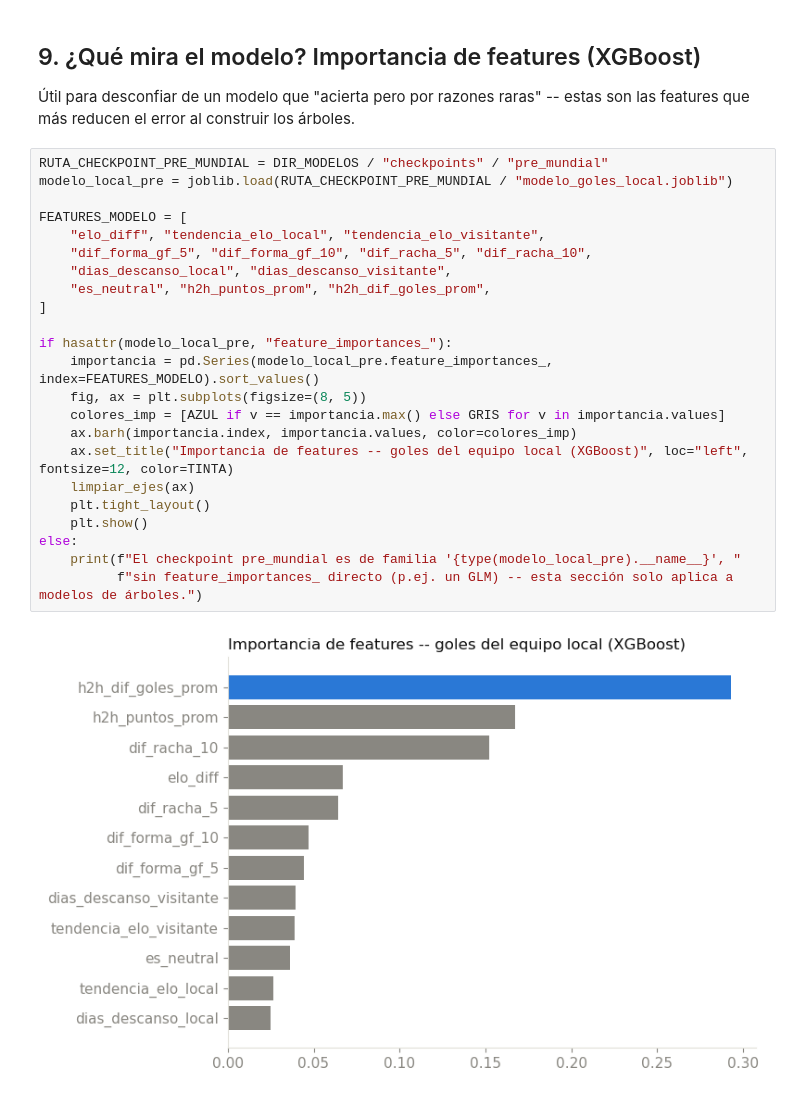
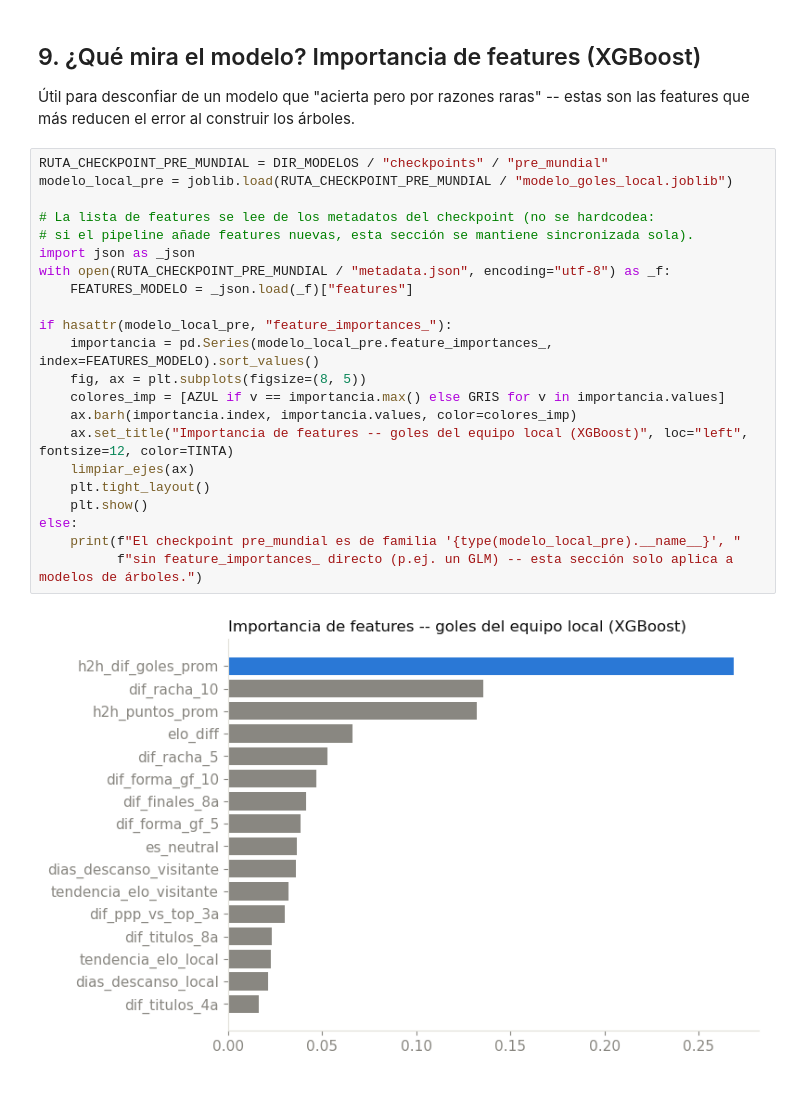
Before and after one commit to danielcangomez/wc2026-match-predictor, a Jupyter notebook: notebooks/06_resumen_visual_portfolio.ipynb, the cells around one changed output. Cells and saved outputs as stored; diff of their text form.

```diff
--- a/notebooks/06_resumen_visual_portfolio.ipynb
+++ b/notebooks/06_resumen_visual_portfolio.ipynb
@@ -486,25 +488,24 @@ features que más reducen el error al construir los árboles.
 # %%
 RUTA_CHECKPOINT_PRE_MUNDIAL = DIR_MODELOS / "checkpoints" / "pre_mundial"
 modelo_local_pre = joblib.load(RUTA_CHECKPOINT_PRE_MUNDIAL / "modelo_goles_local.joblib")
 
-FEATURES_MODELO = [
-    "elo_diff", "tendencia_elo_local", "tendencia_elo_visitante",
-    "dif_forma_gf_5", "dif_forma_gf_10", "dif_racha_5", "dif_racha_10",
-    "dias_descanso_local", "dias_descanso_visitante",
-    "es_neutral", "h2h_puntos_prom", "h2h_dif_goles_prom",
-]
+# La lista de features se lee de los metadatos del checkpoint (no se hardcodea:
+# si el pipeline añade features nuevas, esta sección se mantiene sincronizada sola).
+import json as _json
+with open(RUTA_CHECKPOINT_PRE_MUNDIAL / "metadata.json", encoding="utf-8") as _f:
+    FEATURES_MODELO = _json.load(_f)["features"]
 
 if hasattr(modelo_local_pre, "feature_importances_"):
     importancia = pd.Series(modelo_local_pre.feature_importances_, index=FEATURES_MODELO).sort_values()
     fig, ax = plt.subplots(figsize=(8, 5))
     colores_imp = [AZUL if v == importancia.max() else GRIS for v in importancia.values]
     ax.barh(importancia.index, importancia.values, color=colores_imp)
     ax.set_title("Importancia de features -- goles del equipo local (XGBoost)", loc="left", fontsize=12, color=TINTA)
     limpiar_ejes(ax)
     plt.tight_layout()
     plt.show()
 else:
     print(f"El checkpoint pre_mundial es de familia '{type(modelo_local_pre).__name__}', "
           f"sin feature_importances_ directo (p.ej. un GLM) -- esta sección solo aplica a modelos de árboles.")
 # %% [output]
-[figure, old version]
+[figure, new version]
```
Also changed, not shown: parts of 36 cells of this notebook, 7 other files.
